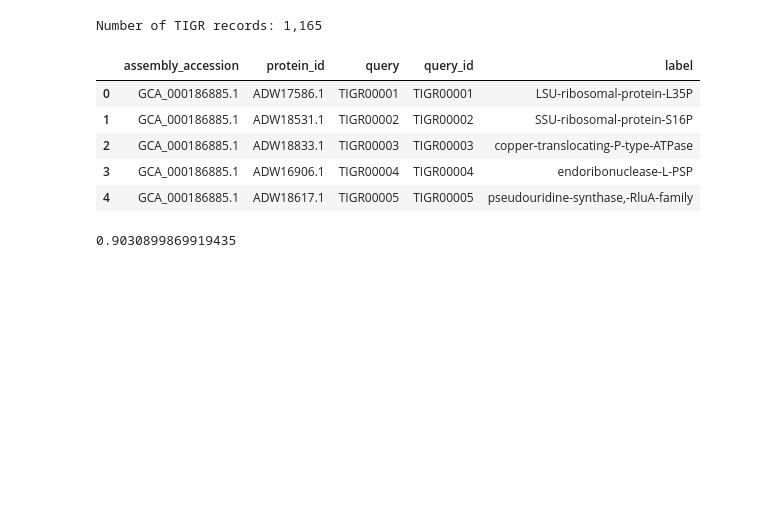
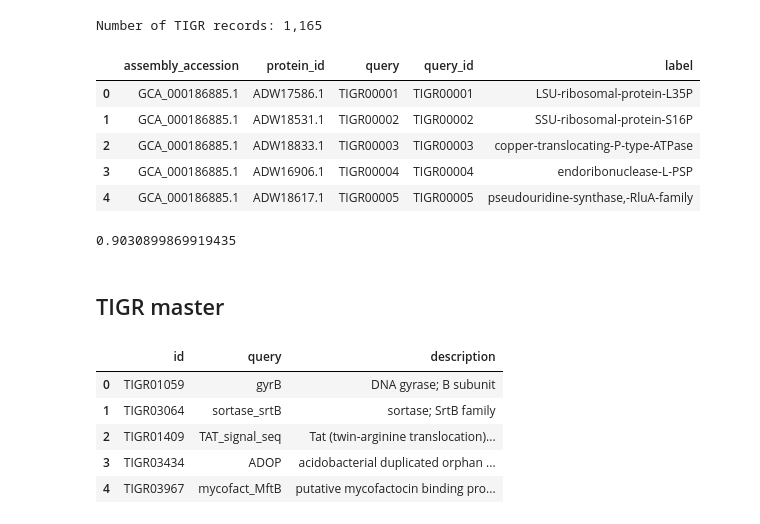
Before and after one commit to srom/nbias, a Jupyter notebook: notebook/Assemblies metadata.ipynb, the cells around one changed output. Drawn from its saved outputs; the diff is of its cells as text; code cells hidden in the pictures; blank space fills up the shorter version.

Commit message:
Enrich with domain description

```diff
--- a/notebook/Assemblies metadata.ipynb
+++ b/notebook/Assemblies metadata.ipynb
@@ -155,3 +201,56 @@ Number of TIGR records: 1,165
 np.log10((0.8 * 0.8 * 0.8) / (0.4 * 0.4 * 0.4))
 # %% [output]
 0.9030899869919435
+# %% [markdown]
+## TIGR master
+# %%
+tigr_info_folder = f'/Users/srom/Downloads/TIGRFAMs_14.0_INFO'
+data = {
+    'id': [],
+    'query': [],
+    'description': [],
+}
+for p in Path(tigr_info_folder).glob('TIGR*.INFO'):
+    tigr_id = None
+    tigr_query = None
+    tigr_description = None
+
+    with open(str(p), 'r') as f:
+        try:
+            for line in f:
+                id_m = re.match(r'^AC\s+([^\s].*)$', line)
+                if id_m is not None:
+                    tigr_id = id_m[1]
+
+                query_m = re.match(r'^ID\s+([^\s].*)$', line)
+                if query_m is not None:
+                    tigr_query = query_m[1]
+
+                description_m = re.match(r'^DE\s+([^\s].*)$', line)
+                if description_m is not None:
+                    tigr_description = description_m[1]
+
+        except UnicodeDecodeError:
+            print(p)
+            raise
+
+    if tigr_id is None:
+        raise ValueError('No ID for file:', str(p))
+    elif tigr_query is None and tigr_description is None:
+        raise ValueError('No query or description for file:', str(p))
+
+    data['id'].append(tigr_id)
+    if tigr_query is not None:
+        data['query'].append(tigr_query)
+    if tigr_description is not None:
+        data['description'].append(tigr_description.replace(',', ';'))
+
+tigr_master_df = pd.DataFrame(data)
+tigr_master_df.head()
+# %% [output]
+|  | id | query | description |
+| 0 | TIGR01059 | gyrB | DNA gyrase; B subunit |
+| 1 | TIGR03064 | sortase_srtB | sortase; SrtB family |
+| 2 | TIGR01409 | TAT_signal_seq | Tat (twin-arginine translocation)... |
+| 3 | TIGR03434 | ADOP | acidobacterial duplicated orphan ... |
+| 4 | TIGR03967 | mycofact_MftB | putative mycofactocin binding pro... |
```
Also changed, not shown: parts of 4 cells of this notebook, 6 other files.
